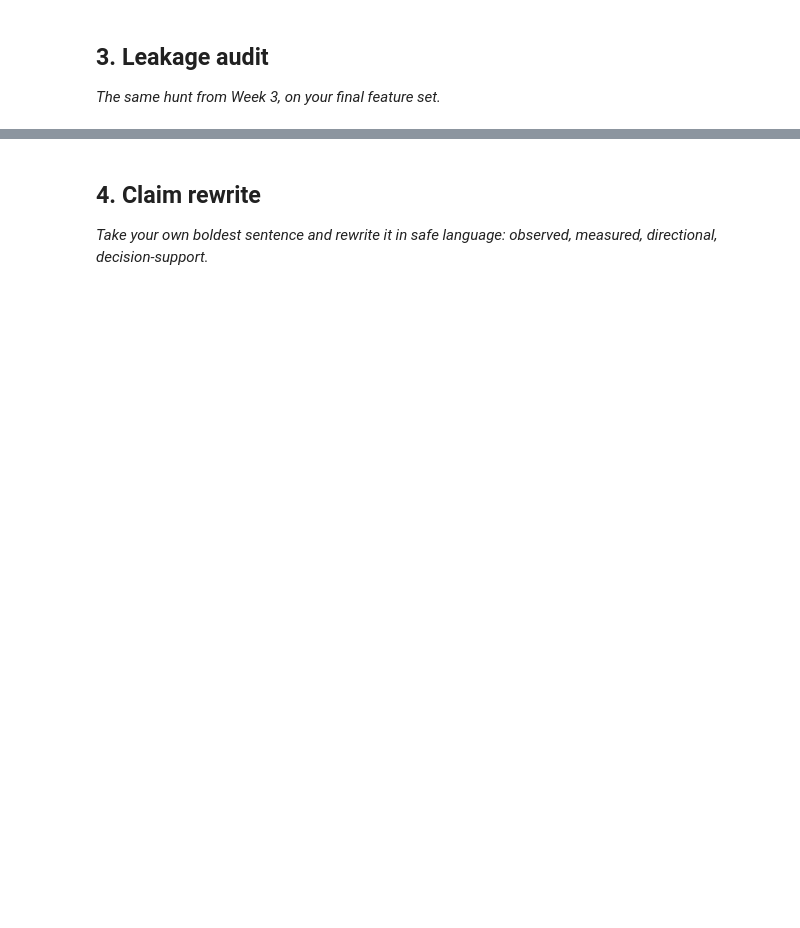
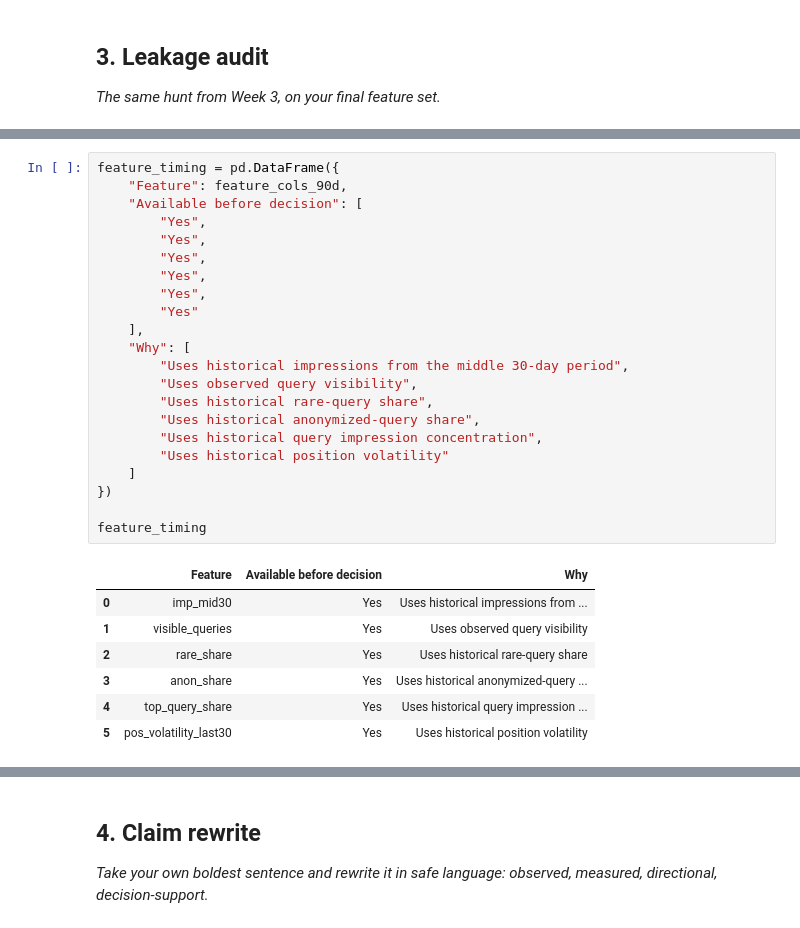
Before and after one commit to Sudharshansirikonda/flyrank-ml-internship-starter, a Jupyter notebook: work/notebooks/w06_validation_audit.ipynb, the cells around one changed output, grey strips where cells are left out. Drawn from its saved outputs; the diff is of its cells as text; blank space fills up the shorter version.

```diff
--- a/work/notebooks/w06_validation_audit.ipynb
+++ b/work/notebooks/w06_validation_audit.ipynb
@@ -294,0 +469,30 @@ weighted avg      0.775     0.768     0.770      9013
+# %%
+feature_timing = pd.DataFrame({
+    "Feature": feature_cols_90d,
+    "Available before decision": [
+        "Yes",
+        "Yes",
+        "Yes",
+        "Yes",
+        "Yes",
+        "Yes"
+    ],
+    "Why": [
+        "Uses historical impressions from the middle 30-day period",
+        "Uses observed query visibility",
+        "Uses historical rare-query share",
+        "Uses historical anonymized-query share",
+        "Uses historical query impression concentration",
+        "Uses historical position volatility"
+    ]
+})
+
+feature_timing
+# %% [output]
+|  | Feature | Available before decision | Why |
+| 0 | imp_mid30 | Yes | Uses historical impressions from ... |
+| 1 | visible_queries | Yes | Uses observed query visibility |
+| 2 | rare_share | Yes | Uses historical rare-query share |
+| 3 | anon_share | Yes | Uses historical anonymized-query ... |
+| 4 | top_query_share | Yes | Uses historical query impression ... |
+| 5 | pos_volatility_last30 | Yes | Uses historical position volatility |
```
Also changed, not shown: parts of 20 cells of this notebook.
